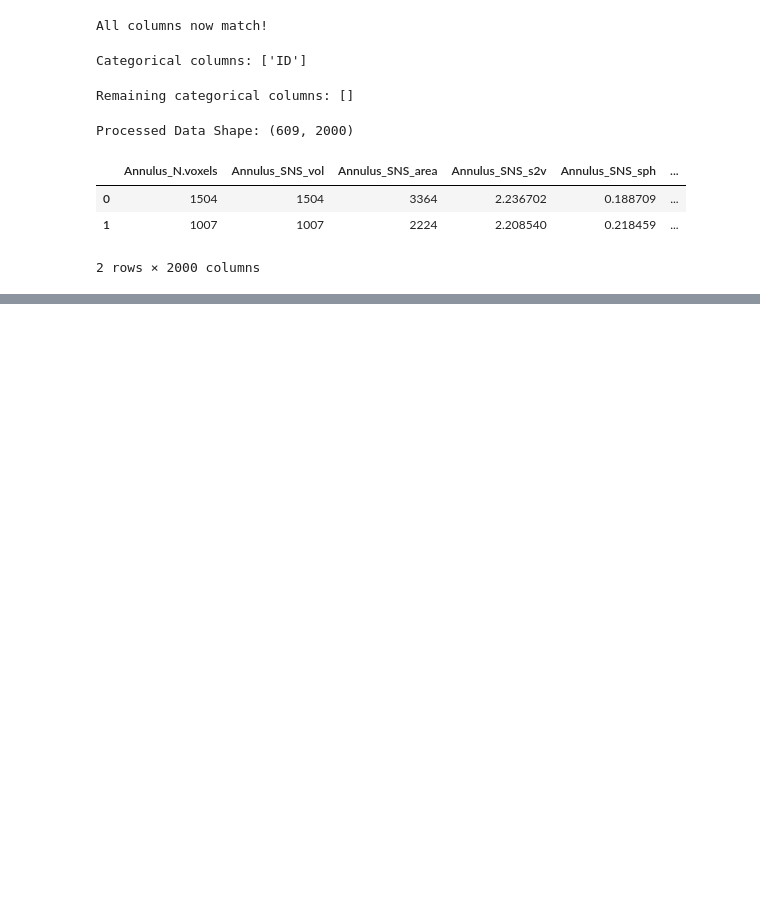
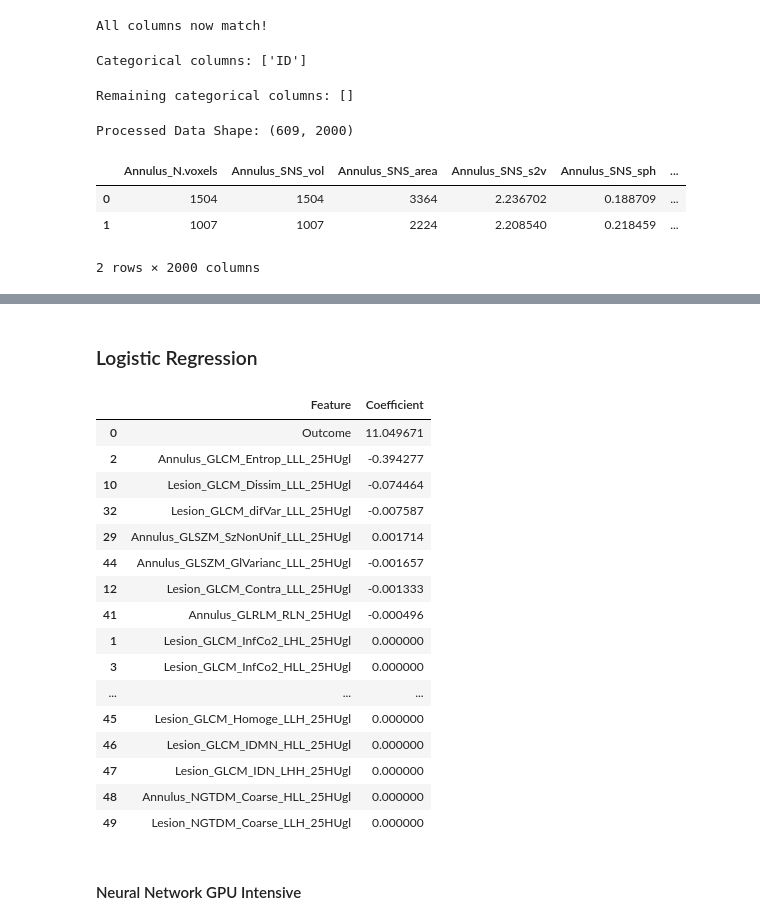
Before and after one commit to timqn22/cs189-final-project, a Jupyter notebook: FinalProject.ipynb, the cells around one changed output, grey strips where cells are left out. Drawn from its saved outputs; the diff is of its cells as text; code cells hidden in the pictures; blank space fills up the shorter version.

```diff
--- a/FinalProject.ipynb
+++ b/FinalProject.ipynb
@@ -378,0 +439,15 @@ y_test = test_data['Outcome']
+# %%
+model = XGBClassifier(
+    scale_pos_weight=sum(y_train==0)/sum(y_train==1),  # Handles slight imbalance
+    eval_metric='logloss',
+    n_estimators=200,
+    max_depth=5,
+    subsample=0.8,
+    colsample_bytree=0.8,
+    random_state=42
+)
+model.fit(X_train, y_train)
+
+# Evaluate
+y_pred_proba = model.predict_proba(X_test)[:,1]
+print(f"Test ROC-AUC: {roc_auc_score(y_test, y_pred_proba):.3f}")
@@ -378,0 +458,14 @@ y_test = test_data['Outcome']
+# %%
+model = RandomForestClassifier(
+    n_estimators=200,
+    max_depth=7,
+    class_weight='balanced',
+    random_state=42
+)
+model.fit(X_train, y_train)
+
+# Feature importance visualization
+pd.DataFrame({
+    'Feature': X_train.columns,
+    'Importance': model.feature_importances_
+}).sort_values('Importance', ascending=False).head(10)
@@ -378,0 +484,36 @@ y_test = test_data['Outcome']
+# %% [markdown]
+### Logistic Regression
+# %%
+model = LogisticRegression(
+    penalty='l1',  # L1 regularization for feature selection
+    solver='liblinear',
+    class_weight='balanced',
+    random_state=42
+)
+model.fit(X_train, y_train)
+
+# View coefficients
+pd.DataFrame({
+    'Feature': X_train.columns,
+    'Coefficient': model.coef_[0]
+}).sort_values('Coefficient', key=abs, ascending=False)
+# %% [output]
+|  | Feature | Coefficient |
+| 0 | Outcome | 11.049671 |
+| 2 | Annulus_GLCM_Entrop_LLL_25HUgl | -0.394277 |
+| 10 | Lesion_GLCM_Dissim_LLL_25HUgl | -0.074464 |
+| 32 | Lesion_GLCM_difVar_LLL_25HUgl | -0.007587 |
+| 29 | Annulus_GLSZM_SzNonUnif_LLL_25HUgl | 0.001714 |
+| 44 | Annulus_GLSZM_GlVarianc_LLL_25HUgl | -0.001657 |
+| 12 | Lesion_GLCM_Contra_LLL_25HUgl | -0.001333 |
+| 41 | Annulus_GLRLM_RLN_25HUgl | -0.000496 |
+| 1 | Lesion_GLCM_InfCo2_LHL_25HUgl | 0.000000 |
+| 3 | Lesion_GLCM_InfCo2_HLL_25HUgl | 0.000000 |
+| ... | ... | ... |
+| 45 | Lesion_GLCM_Homoge_LLH_25HUgl | 0.000000 |
+| 46 | Lesion_GLCM_IDMN_HLL_25HUgl | 0.000000 |
+| 47 | Lesion_GLCM_IDN_LHH_25HUgl | 0.000000 |
+| 48 | Annulus_NGTDM_Coarse_HLL_25HUgl | 0.000000 |
+| 49 | Lesion_NGTDM_Coarse_LLH_25HUgl | 0.000000 |
+# %% [markdown]
+#### Neural Network GPU Intensive
```
Also changed, not shown: parts of 17 cells of this notebook.
